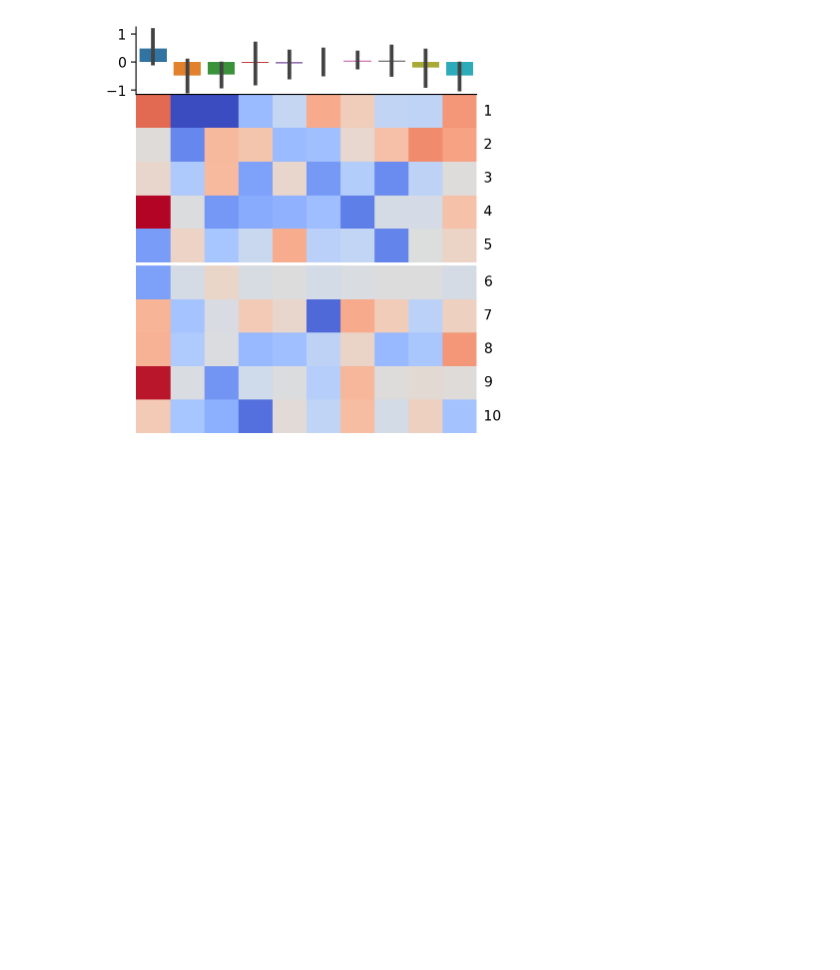
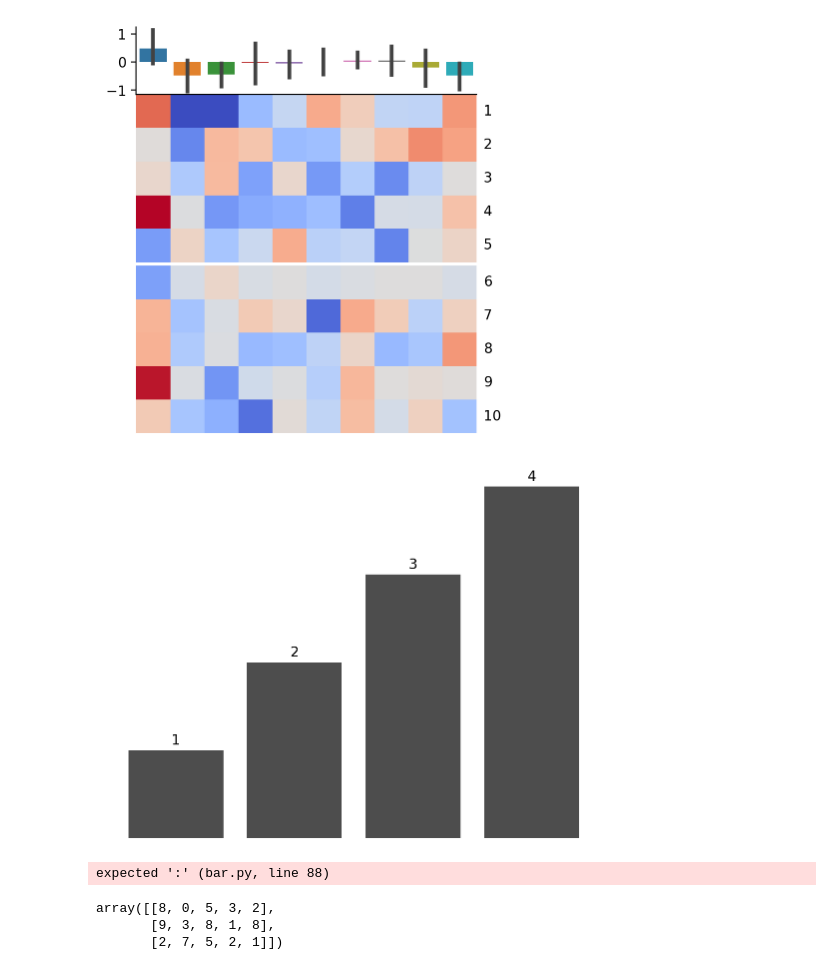
Before and after one commit to Marsilea-viz/marsilea, a Jupyter notebook: plotter_bar.ipynb, the cells around one changed output. Cells and saved outputs as stored; diff of their text form; code cells hidden in the pictures; blank space fills up the shorter version.

```diff
--- a/plotter_bar.ipynb
+++ b/plotter_bar.ipynb
@@ -31,3 +31,16 @@ h.add_plot("top", hg.Bar(bar_data))
 h.render()
 # %% [output]
 [figure]
+# %%
+ax = hg.plotter.simple_bar([1, 2, 3, 4], orient="v", fc=".3")
+ax.set_axis_off()
+# %% [output]
+[figure, added]
+expected ':' (bar.py, line 88)
+# %%
+bdata = np.random.randint(0, 10, (3, 5))
+bdata
+# %% [output]
+array([[8, 0, 5, 3, 2],
+       [9, 3, 8, 1, 8],
+       [2, 7, 5, 2, 1]])
```
Also changed, not shown: parts of 3 cells of this notebook, 4 other files.
